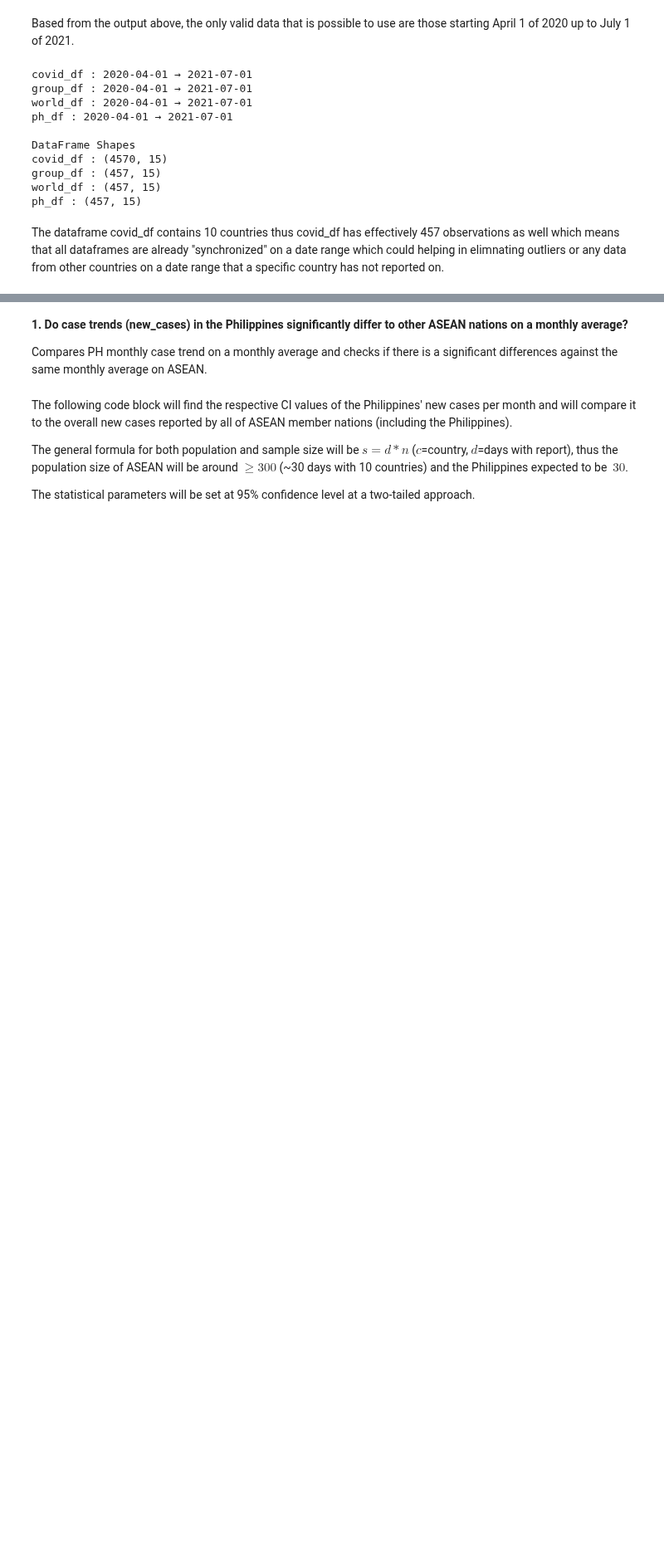
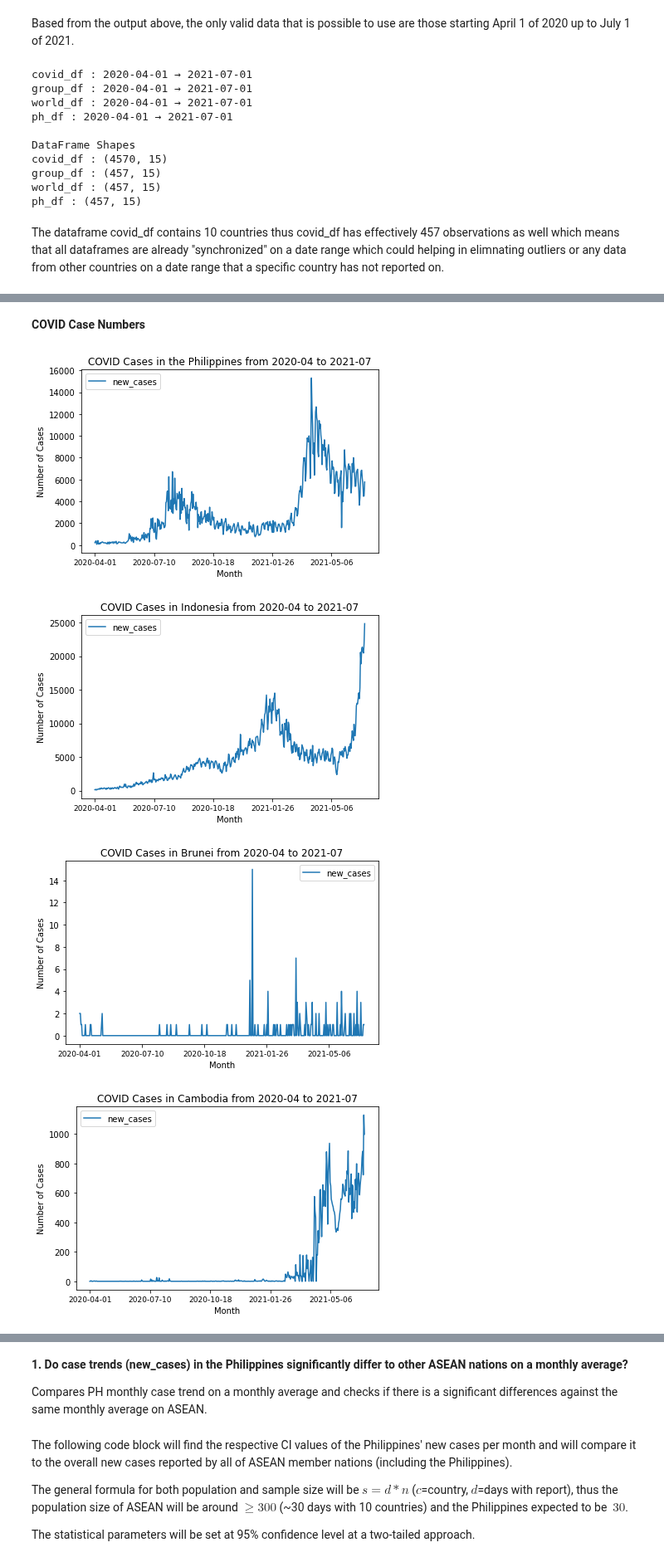
Before and after one commit to jm55/CSMODEL, a Jupyter notebook: COVID-19/COVID_Notebook.ipynb, the cells around one changed output, grey strips where cells are left out. Shown at 83% size. Cells and saved outputs as stored; diff of their text form; code cells hidden in the pictures; blank space fills up the shorter version.

```diff
--- a/COVID-19/COVID_Notebook.ipynb
+++ b/COVID-19/COVID_Notebook.ipynb
@@ -298,0 +298,28 @@ The dataframe covid_df contains 10 countries thus covid_df has effectively 457 o
+# %% [markdown]
+**COVID Case Numbers**
+# %%
+#Returns a line chart based on a country from the covid_df
+def createCountryLineChart(df,iso_code, x_param, y_param, xlabel, ylabel, chart_title):
+    line_chart = df[df["iso_code"] == iso_code].plot(x=x_param, y=y_param, figsize=(6, 4))
+    line_chart.set_xticklabels(line_chart.get_xticklabels(), fontsize=9)
+    line_chart.set_title(chart_title)
+    line_chart.set_xlabel(xlabel)
+    line_chart.set_ylabel(ylabel)
+    plt.tight_layout()
+    return line_chart
+# %%
+PHL_graph = createCountryLineChart(covid_df, "PHL", "date", "new_cases", "Month", "Number of Cases", "COVID Cases in the Philippines from 2020-04 to 2021-07")
+IDN_graph = createCountryLineChart(covid_df, "IDN", "date", "new_cases", "Month", "Number of Cases", "COVID Cases in Indonesia from 2020-04 to 2021-07")
+BRN_graph = createCountryLineChart(covid_df, "BRN", "date", "new_cases", "Month", "Number of Cases", "COVID Cases in Brunei from 2020-04 to 2021-07")
+KHM_graph = createCountryLineChart(covid_df, "KHM", "date", "new_cases", "Month", "Number of Cases", "COVID Cases in Cambodia from 2020-04 to 2021-07")
+LAO_graph = createCountryLineChart(covid_df, "LAO", "date", "new_cases", "Month", "Number of Cases", "COVID Cases in Laos from 2020-04 to 2021-07")
+MMR_graph = createCountryLineChart(covid_df, "MMR", "date", "new_cases", "Month", "Number of Cases", "COVID Cases in Myanmar from 2020-04 to 2021-07")
+MYS_graph = createCountryLineChart(covid_df, "MYS", "date", "new_cases", "Month", "Number of Cases", "COVID Cases in Malaysia from 2020-04 to 2021-07")
+SGP_graph = createCountryLineChart(covid_df, "SGP", "date", "new_cases", "Month", "Number of Cases", "COVID Cases in Singapore from 2020-04 to 2021-07")
+THA_graph = createCountryLineChart(covid_df, "THA", "date", "new_cases", "Month", "Number of Cases", "COVID Cases in Thailand from 2020-04 to 2021-07")
+VNM_graph = createCountryLineChart(covid_df, "VNM", "date", "new_cases", "Month", "Number of Cases", "COVID Cases in Vietnam from 2020-04 to 2021-07")
+# %% [output]
+[figure, added]
+[figure, added]
+[figure, added]
+[figure, added]
```
Also changed, not shown: parts of 12 cells of this notebook.
